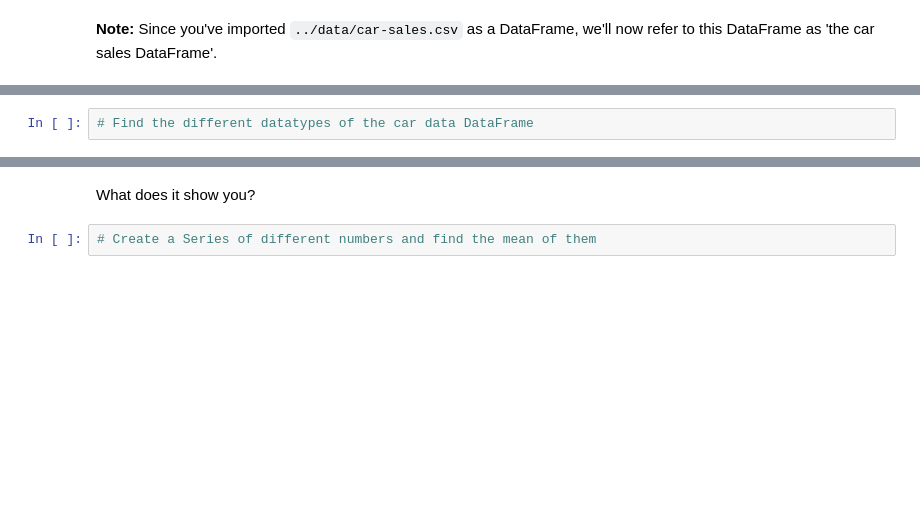
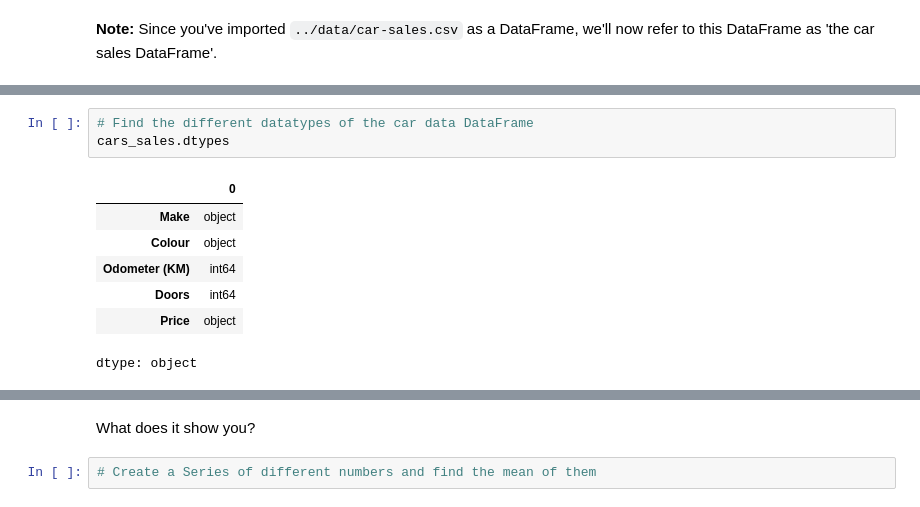
Before and after one commit to faouziha/MLex1_pandas, a Jupyter notebook: section-2-data-science-and-ml-tools/pandas-exercises.ipynb, the cells around one changed output, grey strips where cells are left out. Cells and saved outputs as stored; diff of their text form; blank space fills up the shorter version.

```diff
--- a/section-2-data-science-and-ml-tools/pandas-exercises.ipynb
+++ b/section-2-data-science-and-ml-tools/pandas-exercises.ipynb
@@ -53,4 +68,13 @@ cars_data
 # %%
 # Find the different datatypes of the car data DataFrame
+cars_sales.dtypes
+# %% [output]
+|  | 0 |
+| Make | object |
+| Colour | object |
+| Odometer (KM) | int64 |
+| Doors | int64 |
+| Price | object |
+dtype: object
 # %%
 # Describe your current car sales DataFrame using describe()
```
Also changed, not shown: parts of 5 cells of this notebook.
